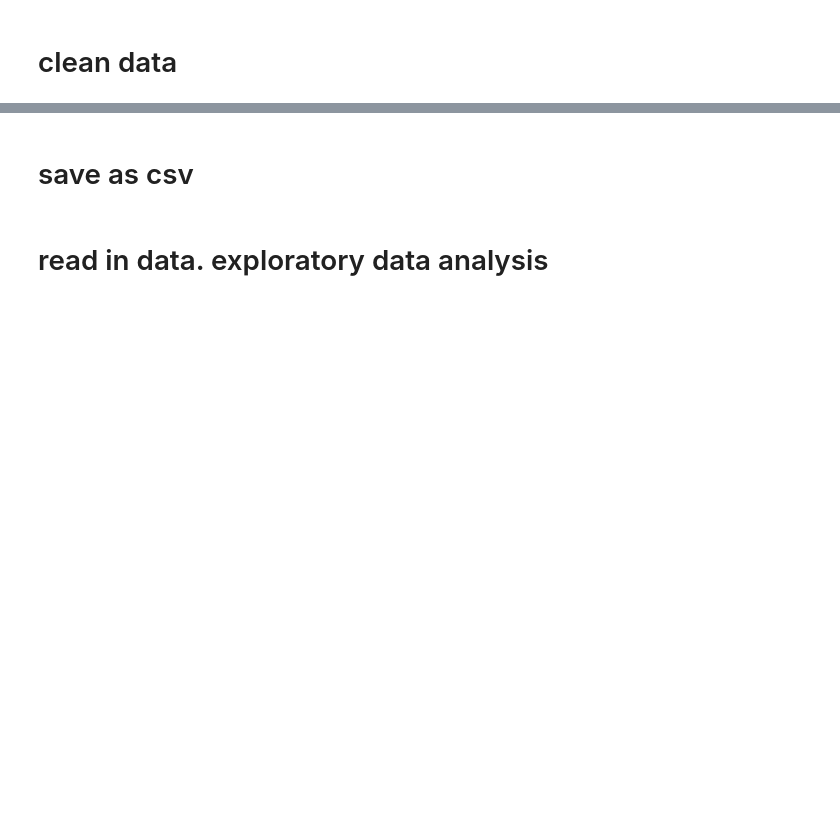
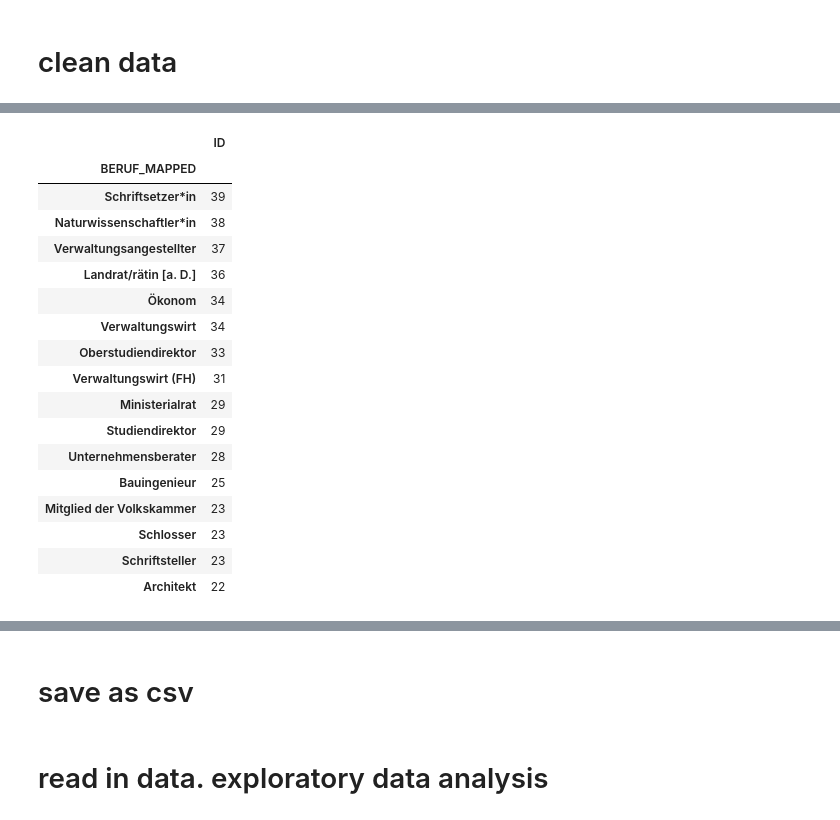
Before and after one commit to mrs-curi0sity/bundestag-mining, a Jupyter notebook: Parse_Stammdaten.ipynb, the cells around one changed output, grey strips where cells are left out. Saved outputs shown, nothing was run; the diff lists cells and outputs as text; code cells hidden in the pictures; blank space fills up the shorter version.

```diff
--- a/Parse_Stammdaten.ipynb
+++ b/Parse_Stammdaten.ipynb
@@ -106,0 +168,72 @@ for grünen_alias in ['BÜNDNIS 90/DIE GRÜNEN', 'DIE GRÜNEN/BÜNDNIS 90', 'GR
+# %%
+df_mdb_wp.BERUF_MAPPED.replace(['Rechtsanwalt', 'Rechtsanwältin', 'Jurist', 'Juristin', 'Oberstaatsanwalt', 'Oberstaatsanwältin',
+                                'Rechtsanwalt und Notar', 'Richter', 'Richterin'], 'Jurist*in', inplace=True)
+df_mdb_wp.BERUF_MAPPED.replace(['Landwirt', 'Landwirtin', 'Landwirtschaftsmeister', 'Landwirtschaftsmeisterin', 'Bauer',
+                                'Agraringenieur', 'Agraringenieurin', 'Land- und Forstwirt'], 'Landwirt[schaftsmeister]*in', inplace=True)
+df_mdb_wp.BERUF_MAPPED.replace(['Geschäftsführer', 'Geschäftsführerin', 'Unternehmer', 'Unternehmerin'], 'Geschäftsführer*in/Unternehmer*in', inplace=True)
+df_mdb_wp.BERUF_MAPPED.replace(['Angestellter', 'Angestellte'], 'Angestellt[e]', inplace=True)
+df_mdb_wp.BERUF_MAPPED.replace(['Journalist', 'Journalistin', 'Redakteur', 'Redakteurin', 'Wirtschaftsjurist', 'Wirtschaftsjuristin'], 'Journalist*in / Redakteur*in', inplace=True)
+df_mdb_wp.BERUF_MAPPED.replace(['Lehrer', 'Lehrerin', 'Erzieherin', 'Erzieher', 'Studienrat', 'Studienrätin', 'Lehrer am katholischen Gymnasium Ravensburg',
+                                'Realschullehrer', 'Realschullehrerin', 'Oberlehrer', 'Gymnasiallehrerin', 'Gymnasiallehrer','Hauptschullehrerin', 'Hauptschullehrer',
+                                'Grund - u. Hauptschullehrer',
+                                'Berufsschullehrer', 'Berufsschullehrerin', 'Sportlehrerin', 'Sportlehrer',
+                                'Oberstudienrat', 'Oberstudienrätin', 'Oberstudienrat a. D.',
+                                'Rektor', 'Rektor a. D.', 'Rektorin a. D.',
+                                'Pädagoge', 'Pädagogin', 'Sozialpädagogin', 'Sozialpädagoge'], 'Lehrer*in / Rektor*in [a. D.]', inplace=True)
+df_mdb_wp.BERUF_MAPPED.replace(['Kaufmann', 'Kauffrau', 'Bürokauffrau', 'Bürokaufmann', 'Versicherungskaufmann', 'Versicherungskauffrau',
+                                'Industriekaufmann', 'Industriekauffrau', 'Kaufmännischer Angestellter', 'Bankkaufmann', 'Bankkauffrau'], '[Industrie]Kaufmann/-frau', inplace=True)
+df_mdb_wp.BERUF_MAPPED.replace(['Volkswirt', 'Volkswirtin'], 'Volkswirtin*in', inplace=True)
+df_mdb_wp.BERUF_MAPPED.replace(['Ingenieur', 'Ingenieurin', 'Ingenieur (FH)', 'Ingenieurin (FH)'], 'Ingenieur*in', inplace=True)
+
+# hihi gibt es nicht df_mdb_wp.BERUF_MAPPED.replace(['Hausfrau', 'Hausmann'], 'Hausfrau/-mann', inplace=True)
+df_mdb_wp.BERUF_MAPPED.replace(['Vizepräsident DBT', 'Vizepräsidentin DBT'], 'Vizepräsident*in DBT', inplace=True)
+
+df_mdb_wp.BERUF_MAPPED.replace(['Bundesminister', 'Bundesministerin', 'Bundesminister a. D.'], 'Bundesminister*in [a. D.]', inplace=True)
+df_mdb_wp.BERUF_MAPPED.replace(['Gewerkschaftssekretär', 'Gewerkschaftssekretärin'], 'Gewerkschaftssekretär*in', inplace=True)
+df_mdb_wp.BERUF_MAPPED.replace(['Bürgermeister', 'Bürgermeisterin', 'Oberbürgermeister', 'Oberbürgermeisterin',
+                               'Amtsbürgermeister', 'Amtsbürgermeisterin', '1. Bürgermeister', '1. Bürgermeisterin',
+                               'Bezirksbürgermeister', 'Bezirksbürgermeisterin', 'Erster Bürgermeister  '], 'Bürgermeister*in [a. D.]', inplace=True)
+df_mdb_wp.BERUF_MAPPED.replace(['Staatsminister', 'Staatsministerin', 'Staatsminister a. D.', 'Staatsminister a. D.'], 'Staatsminister*in [a. D.]', inplace=True)
+df_mdb_wp.BERUF_MAPPED.replace(['Regierungsdirektor', 'Regierungsdirektorin', 'Regierungsdirektor a. D.', 'Regierungsdirektorin a. D.'], 'Regierungsdirektor*in [a. D.]', inplace=True)
+# unnötig df_mdb_wp.BERUF_MAPPED.replace(['Fabrikant', 'Fabrikantin'], 'Fabrikant*in', inplace=True)
+df_mdb_wp.BERUF_MAPPED.replace(['Professor', 'Professorin', 'Universitätsprofessor', 'Universitätsprofessorin', 'Hochschullehrer', 'Hochschullehrerin'], 'Professor*in', inplace=True)
+df_mdb_wp.BERUF_MAPPED.replace(['Arzt', 'Ärztin'], 'Arzt/ Ärztin', inplace=True)
+
+df_mdb_wp.BERUF_MAPPED.replace(['Landrat', 'Landrätin', 'Landrat a. D.', 'Landrätin a. D.'], 'Landrat/rätin [a. D.]', inplace=True)
+# unnötig df_mdb_wp.BERUF_MAPPED.replace(['Pfarrer', 'Pfarrerin'], 'Pfarrer*in', inplace=True)
+df_mdb_wp.BERUF_MAPPED.replace(['Betriebswirt', 'Betriebswirtin'], 'Betriebswirt*in', inplace=True)
+
+df_mdb_wp.BERUF_MAPPED.replace(['Oberregierungsrat', 'Oberregierungsrätin', 'Regierungsrat', 'Regierungsrätin'], '[Ober]Regierungsrat*in', inplace=True)
+
+df_mdb_wp.BERUF_MAPPED.replace(['Politologe', 'Politologin', 'Politikwissenschaftler', 'Politikwissenschaftler', 'Historiker', 'Historikerin',
+                                'Soziologe', 'Soziologin', 'Sozialwissenschaftler', 'Sozialwissenschaftlerin'], 'Geisteswissenschaftler*in', inplace=True)
+df_mdb_wp.BERUF_MAPPED.replace(['Chemiker', 'Chemikerin', 'Physiker', 'Physikerin', 'Biologe', 'Biologin', 'Mathematiker', 'Mathematikerin'], 'Naturwissenschaftler*in', inplace=True)
+
+df_mdb_wp.BERUF_MAPPED.replace(['Werkzeugmacher', 'Ingenieur (FH) für Maschinenbau Werkzeugmacher'], 'Werkzeugmacher', inplace=True)
+df_mdb_wp.BERUF_MAPPED.replace(['Schriftsetzer', 'Schriftsetzerin'], 'Schriftsetzer*in', inplace=True)
+
+df_mdb_wp.BERUF_MAPPED.replace(['Bäckermeister', 'Bäckerm.', 'Bäcker', 'Bäckerin', 'Bäcker- u. Konditormeister', 'selbstständiger Bäckermeister'], 'Bäcker*in', inplace=True)
+df_mdb_wp.BERUF_MAPPED.replace(['Publizist', 'Publizistin', 'Verleger', 'Verlagsleiter'], 'Publizist*in', inplace=True)
+
+
+
+df_mdb_wp[['ID', 'BERUF_MAPPED']].groupby('BERUF_MAPPED').count().sort_values(by='ID', ascending=False)[32:48]
+# %% [output]
+|  | ID |
+| BERUF_MAPPED |  |
+| Schriftsetzer*in | 39 |
+| Naturwissenschaftler*in | 38 |
+| Verwaltungsangestellter | 37 |
+| Landrat/rätin [a. D.] | 36 |
+| Ökonom | 34 |
+| Verwaltungswirt | 34 |
+| Oberstudiendirektor | 33 |
+| Verwaltungswirt (FH) | 31 |
+| Ministerialrat | 29 |
+| Studiendirektor | 29 |
+| Unternehmensberater | 28 |
+| Bauingenieur | 25 |
+| Mitglied der Volkskammer | 23 |
+| Schlosser | 23 |
+| Schriftsteller | 23 |
+| Architekt | 22 |
```
Also changed, not shown: parts of 8 cells of this notebook, 1 other file.
